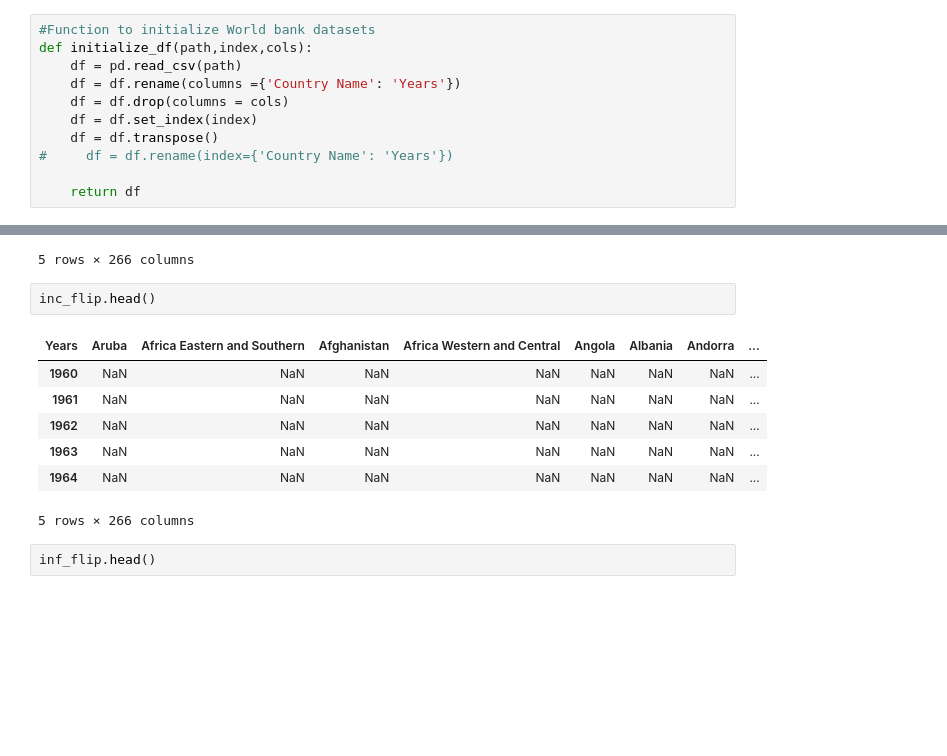
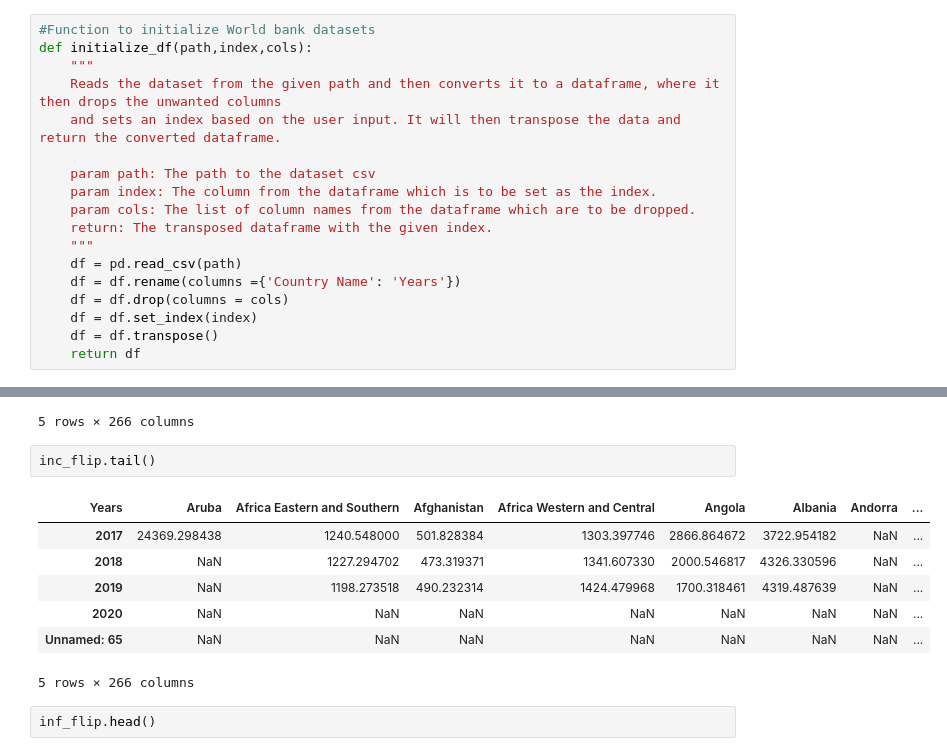
Before and after one commit to tjeon015/2021Fall_finals, a Jupyter notebook: IS 597 Final Project combined.ipynb, the cells around one changed output, grey strips where cells are left out. Drawn from its saved outputs; the diff is of its cells as text; blank space fills up the shorter version.

```diff
--- a/IS 597 Final Project combined.ipynb
+++ b/IS 597 Final Project combined.ipynb
@@ -40,13 +41,20 @@ Since all of the world bank datasets are in this format, create a function to se
 # %%
 #Function to initialize World bank datasets
 def initialize_df(path,index,cols):
+    """
+    Reads the dataset from the given path and then converts it to a dataframe, where it then drops the unwanted columns
+    and sets an index based on the user input. It will then transpose the data and return the converted dataframe.
+
+    param path: The path to the dataset csv
+    param index: The column from the dataframe which is to be set as the index.
+    param cols: The list of column names from the dataframe which are to be dropped.
+    return: The transposed dataframe with the given index.
+    """
     df = pd.read_csv(path)
     df = df.rename(columns ={'Country Name': 'Years'})
     df = df.drop(columns = cols)
     df = df.set_index(index)
     df = df.transpose()
-#     df = df.rename(index={'Country Name': 'Years'})
-
     return df
 # %% [markdown]
 Due to which all the datasets will be in the following format
@@ -116,14 +130,14 @@ gdp_flip.head()
 | 1964 | NaN | 2.356323e+10 | 8.000000e+08 | 1.384262e+10 | NaN | NaN | NaN | ... |
 5 rows × 266 columns
 # %%
-inc_flip.head()
+inc_flip.tail()
 # %% [output]
 | Years | Aruba | Africa Eastern and Southern | Afghanistan | Africa Western and Central | Angola | Albania | Andorra | ... |
-| 1960 | NaN | NaN | NaN | NaN | NaN | NaN | NaN | ... |
-| 1961 | NaN | NaN | NaN | NaN | NaN | NaN | NaN | ... |
-| 1962 | NaN | NaN | NaN | NaN | NaN | NaN | NaN | ... |
-| 1963 | NaN | NaN | NaN | NaN | NaN | NaN | NaN | ... |
-| 1964 | NaN | NaN | NaN | NaN | NaN | NaN | NaN | ... |
+| 2017 | 24369.298438 | 1240.548000 | 501.828384 | 1303.397746 | 2866.864672 | 3722.954182 | NaN | ... |
+| 2018 | NaN | 1227.294702 | 473.319371 | 1341.607330 | 2000.546817 | 4326.330596 | NaN | ... |
+| 2019 | NaN | 1198.273518 | 490.232314 | 1424.479968 | 1700.318461 | 4319.487639 | NaN | ... |
+| 2020 | NaN | NaN | NaN | NaN | NaN | NaN | NaN | ... |
+| Unnamed: 65 | NaN | NaN | NaN | NaN | NaN | NaN | NaN | ... |
 5 rows × 266 columns
 # %%
 inf_flip.head()
```
Also changed, not shown: parts of 11 cells of this notebook.
